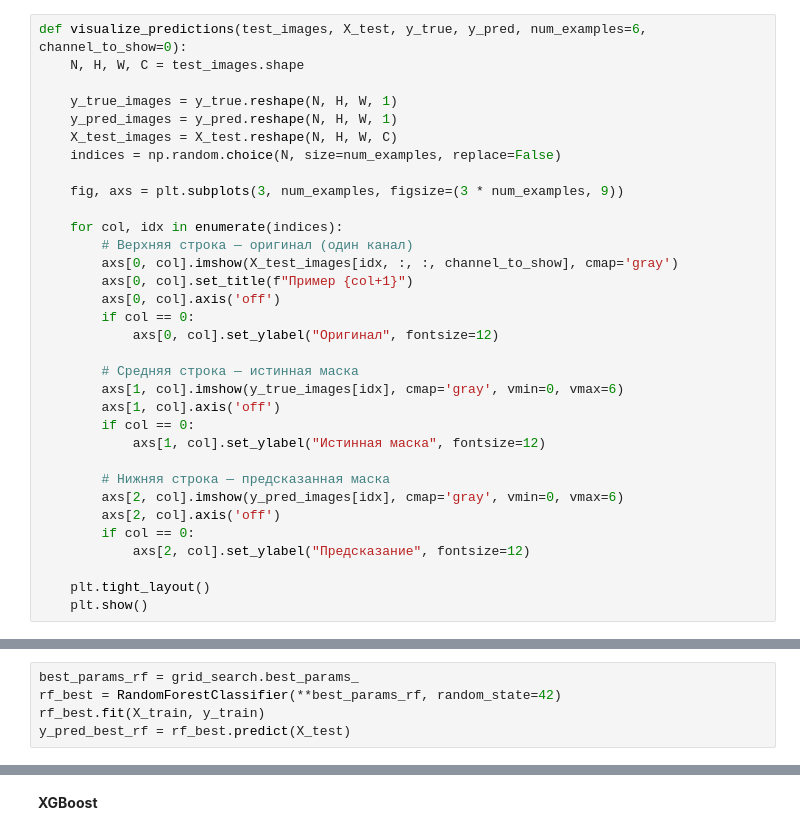
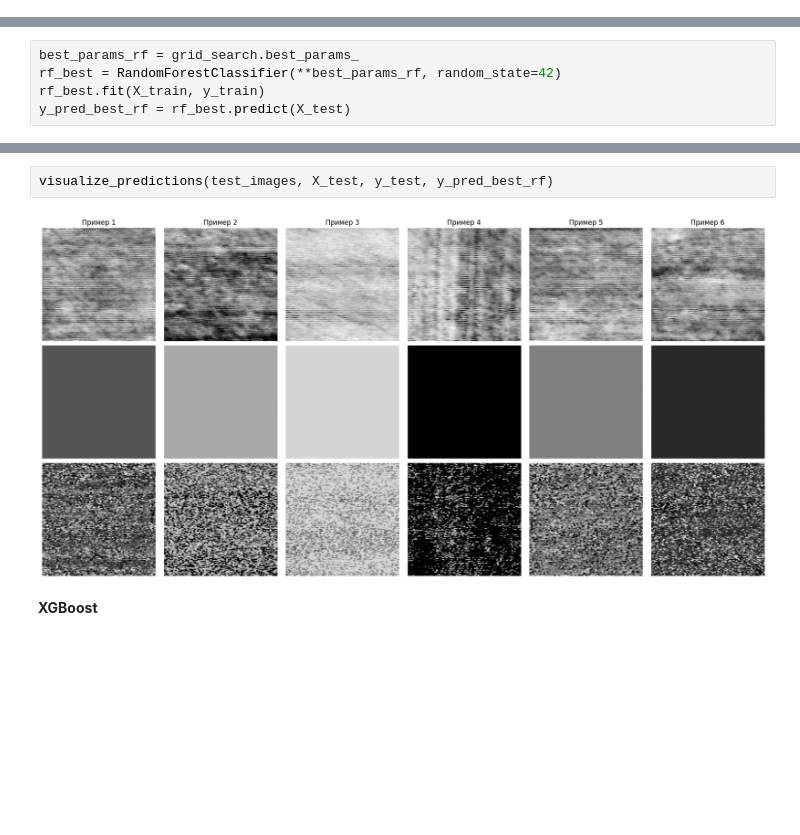
Before and after one commit to villerbond/nytrogen-status-analysis, a Jupyter notebook: classic_machine_learning.ipynb, the cells around one changed output, grey strips where cells are left out. Saved outputs shown, nothing was run; the diff lists cells and outputs as text; blank space fills up the shorter version.

```diff
--- a/classic_machine_learning.ipynb
+++ b/classic_machine_learning.ipynb
@@ -217,33 +208,0 @@ Mean IoU: 0.1678
-# %%
-def visualize_predictions(test_images, X_test, y_true, y_pred, num_examples=6, channel_to_show=0):
-    N, H, W, C = test_images.shape
-
-    y_true_images = y_true.reshape(N, H, W, 1)
-    y_pred_images = y_pred.reshape(N, H, W, 1)
-    X_test_images = X_test.reshape(N, H, W, C)
-    indices = np.random.choice(N, size=num_examples, replace=False)
-
-    fig, axs = plt.subplots(3, num_examples, figsize=(3 * num_examples, 9))
-
-    for col, idx in enumerate(indices):
-        # Верхняя строка — оригинал (один канал)
-        axs[0, col].imshow(X_test_images[idx, :, :, channel_to_show], cmap='gray')
-        axs[0, col].set_title(f"Пример {col+1}")
-        axs[0, col].axis('off')
-        if col == 0:
-            axs[0, col].set_ylabel("Оригинал", fontsize=12)
-
-        # Средняя строка — истинная маска
-        axs[1, col].imshow(y_true_images[idx], cmap='gray', vmin=0, vmax=6)
-        axs[1, col].axis('off')
-        if col == 0:
-            axs[1, col].set_ylabel("Истинная маска", fontsize=12)
-
-        # Нижняя строка — предсказанная маска
-        axs[2, col].imshow(y_pred_images[idx], cmap='gray', vmin=0, vmax=6)
-        axs[2, col].axis('off')
-        if col == 0:
-            axs[2, col].set_ylabel("Предсказание", fontsize=12)
-
-    plt.tight_layout()
-    plt.show()
@@ -302,3 +257,7 @@ Mean IoU: 0.1691
+# %%
+visualize_predictions(test_images, X_test, y_test, y_pred_best_rf)
+# %% [output]
+[figure, added]
 # %% [markdown]
 **XGBoost**
 # %% [markdown]
```
Also changed, not shown: parts of 21 cells of this notebook.
